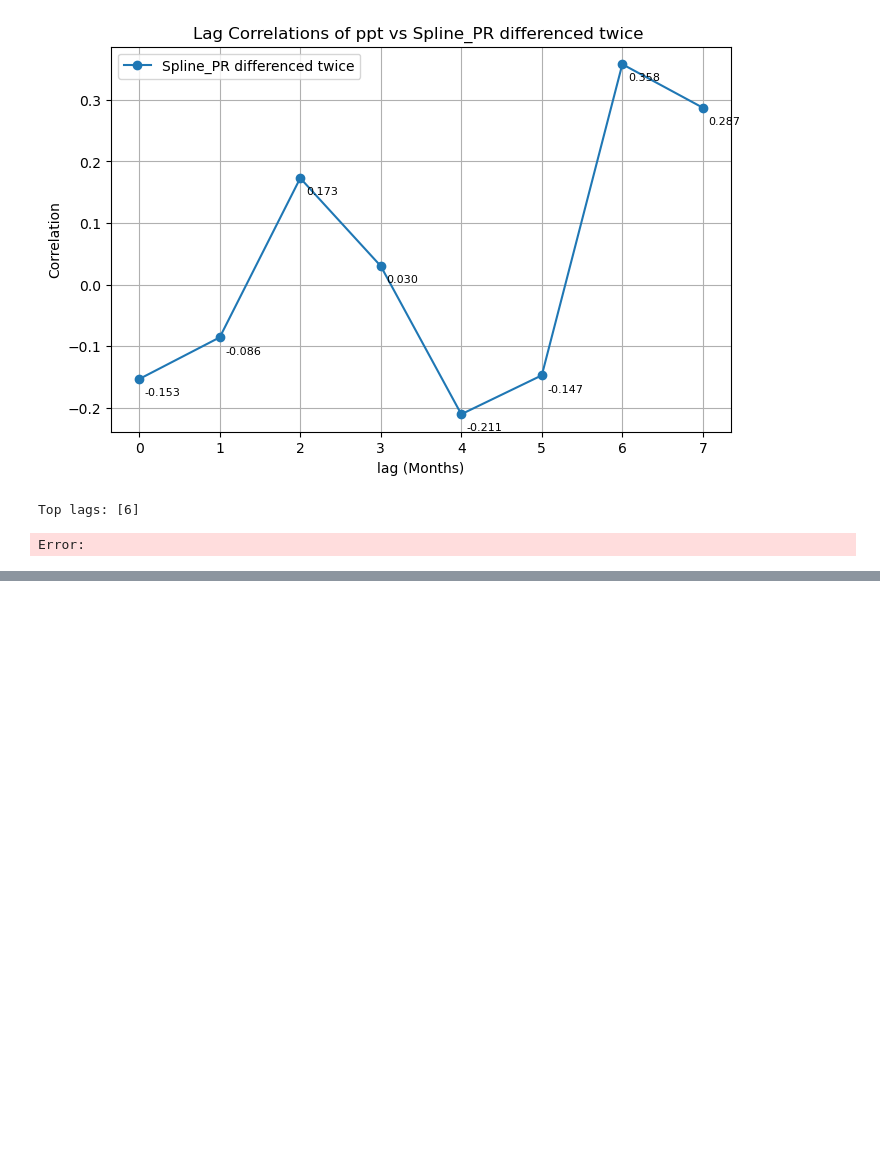
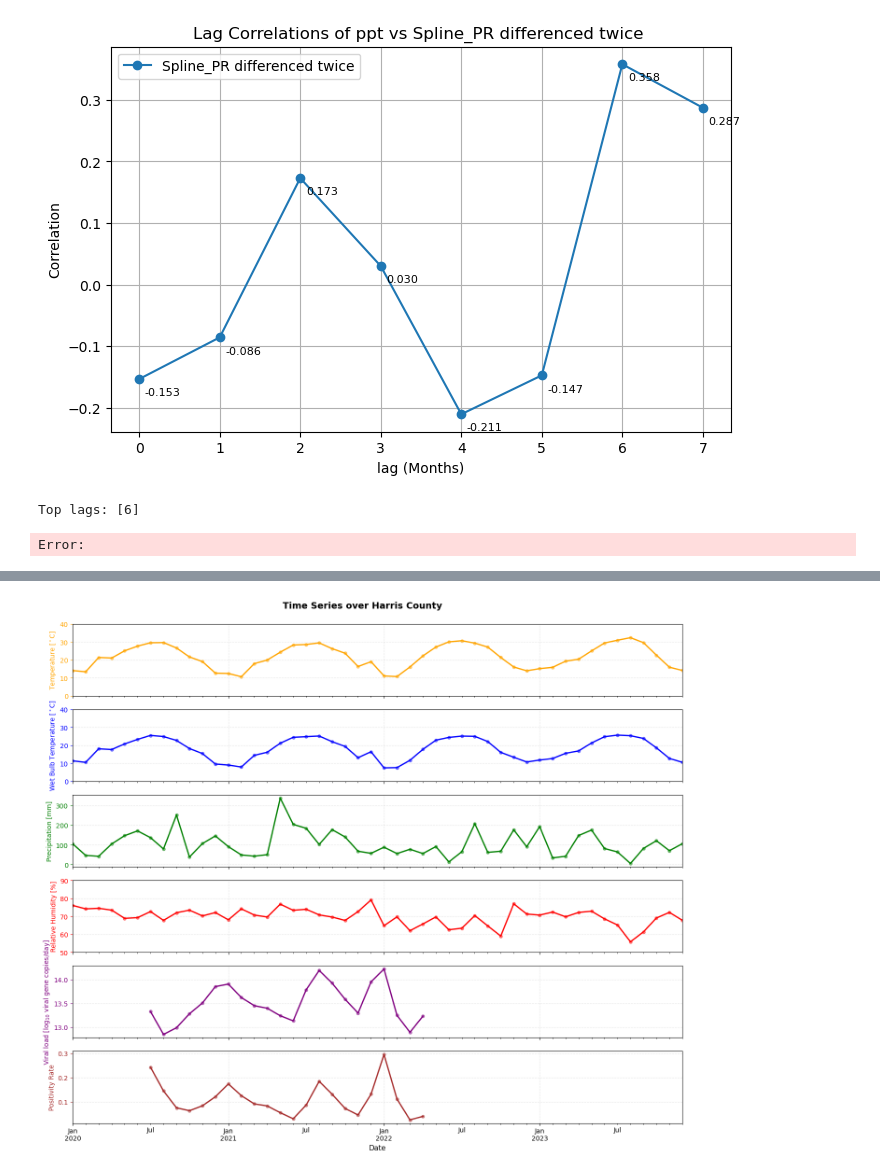
Before and after one commit to sd9616/wastewater, a Jupyter notebook: Monthly_PRISM_netcdf_calc_twbs.ipynb, the cells around one changed output, grey strips where cells are left out. Drawn from its saved outputs; the diff is of its cells as text; code cells hidden in the pictures; blank space fills up the shorter version.

Commit message:
figure edits and created TS plot

```diff
--- a/Monthly_PRISM_netcdf_calc_twbs.ipynb
+++ b/Monthly_PRISM_netcdf_calc_twbs.ipynb
@@ -1984,0 +2191,3 @@ Error:
+# %%
+df_monthly_covid_weather.dropna(inplace=True)
+df_monthly_covid_weather.head(40)
@@ -1984,0 +2335,75 @@ Error:
+# %%
+import matplotlib.pyplot as plt
+
+TITLE_AND_UNIT_LABELS = {'ppt': 'Precipitation [mm]',
+                    'tmean': 'Temperature [$^\circ$C]',
+                    'twbs': 'Wet Bulb Temperature [$^\circ$C]',
+                   'hurs': 'Relative Humidity [%]',
+                   'Spline_WW': r'Viral load [log$_{10}$ viral gene copies/day]',
+                   'Spline_PR': 'Positivity Rate'}
+
+variables = ['tmean', 'twbs', 'ppt', 'hurs', 'Spline_WW', 'Spline_PR']
+colors = ['orange', 'blue', 'green', 'red', 'purple', 'orange']
+
+fig, axes = plt.subplots(6, 1, figsize=(14, 12), sharex=True)
+
+# Plot tmean
+df_monthly_covid_weather['tmean'].plot(ax=axes[0], color='orange', linewidth=2)
+axes[0].scatter(df_monthly_covid_weather.index, df_monthly_covid_weather['tmean'],
+                color='orange', alpha=0.5, s=20)
+axes[0].set_ylabel(TITLE_AND_UNIT_LABELS['tmean'], color='orange', fontsize=10)
+axes[0].tick_params(axis='y', colors='orange')
+axes[0].grid(alpha=0.3, linestyle='--')
+axes[0].set_ylim(0, 40)
+
+# Plot twbs
+df_monthly_covid_weather['twbs'].plot(ax=axes[1], color='blue', linewidth=2)
+axes[1].scatter(df_monthly_covid_weather.index, df_monthly_covid_weather['twbs'],
+                color='blue', alpha=0.5, s=20)
+axes[1].set_ylabel(TITLE_AND_UNIT_LABELS['twbs'], color='blue', fontsize=10)
+axes[1].tick_params(axis='y', colors='blue')
+axes[1].grid(alpha=0.3, linestyle='--')
+axes[1].set_ylim(0, 40)
+
+# Plot ppt
+df_monthly_covid_weather['ppt'].plot(ax=axes[2], color='green', linewidth=2)
+axes[2].scatter(df_monthly_covid_weather.index, df_monthly_covid_weather['ppt'],
+                color='green', alpha=0.5, s=20)
+axes[2].set_ylabel(TITLE_AND_UNIT_LABELS['ppt'], color='green', fontsize=10)
+axes[2].tick_params(axis='y', colors='green')
+axes[2].grid(alpha=0.3, linestyle='--')
+
+# Plot hurs
+df_monthly_covid_weather['hurs'].plot(ax=axes[3], color='red', linewidth=2)
+axes[3].scatter(df_monthly_covid_weather.index, df_monthly_covid_weather['hurs'],
+                color='red', alpha=0.5, s=20)
+axes[3].set_ylabel(TITLE_AND_UNIT_LABELS['hurs'], color='red', fontsize=10)
+axes[3].tick_params(axis='y', colors='red')
+axes[3].grid(alpha=0.3, linestyle='--')
+axes[3].set_ylim(50, 90)
+
+# Plot Spline_WW
+df_monthly_covid_weather['Spline_WW'].plot(ax=axes[4], color='purple', linewidth=2)
+axes[4].scatter(df_monthly_covid_weather.index, df_monthly_covid_weather['Spline_WW'],
+                color='purple', alpha=0.5, s=20)
+axes[4].set_ylabel(TITLE_AND_UNIT_LABELS['Spline_WW'], color='purple', fontsize=10)
+axes[4].tick_params(axis='y', colors='purple')
+axes[4].grid(alpha=0.3, linestyle='--')
+
+# Plot Spline_PR
+df_monthly_covid_weather['Spline_PR'].plot(ax=axes[5], color='brown', linewidth=2)
+axes[5].scatter(df_monthly_covid_weather.index, df_monthly_covid_weather['Spline_PR'],
+                color='brown', alpha=0.5, s=20)
+axes[5].set_ylabel(TITLE_AND_UNIT_LABELS['Spline_PR'], color='brown', fontsize=10)
+axes[5].tick_params(axis='y', colors='brown')
+axes[5].grid(alpha=0.3, linestyle='--')
+axes[5].set_xlabel('Date', fontsize=11)
+
+# Add overall title
+fig.suptitle('Time Series over Harris County', fontsize=14, fontweight='bold', y=0.995)
+
+plt.tight_layout()
+plt.savefig('plots/monthly_stacked_timeseries.png', dpi=300, bbox_inches='tight')
+plt.show()
+# %% [output]
+[figure, added]
```
Also changed, not shown: parts of 10 cells of this notebook.
